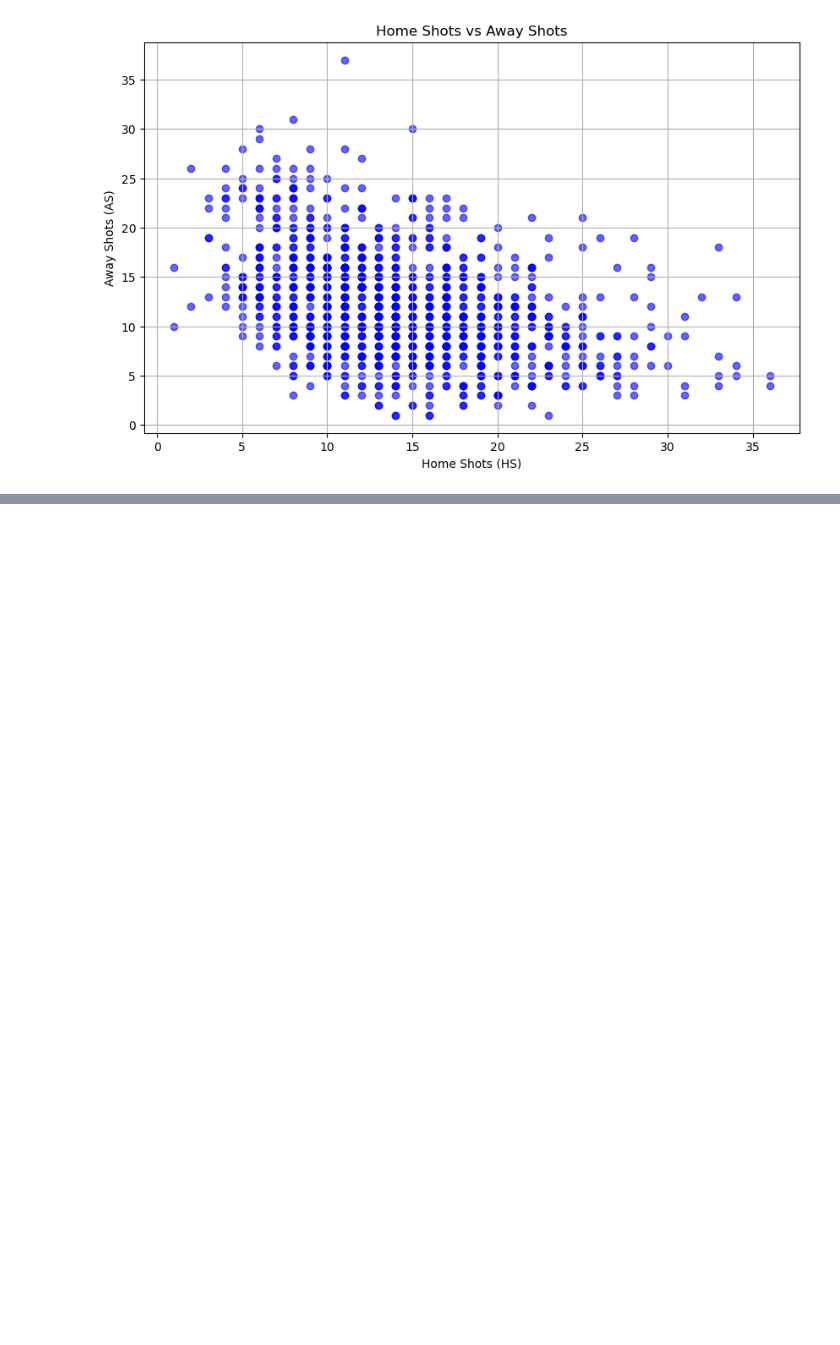
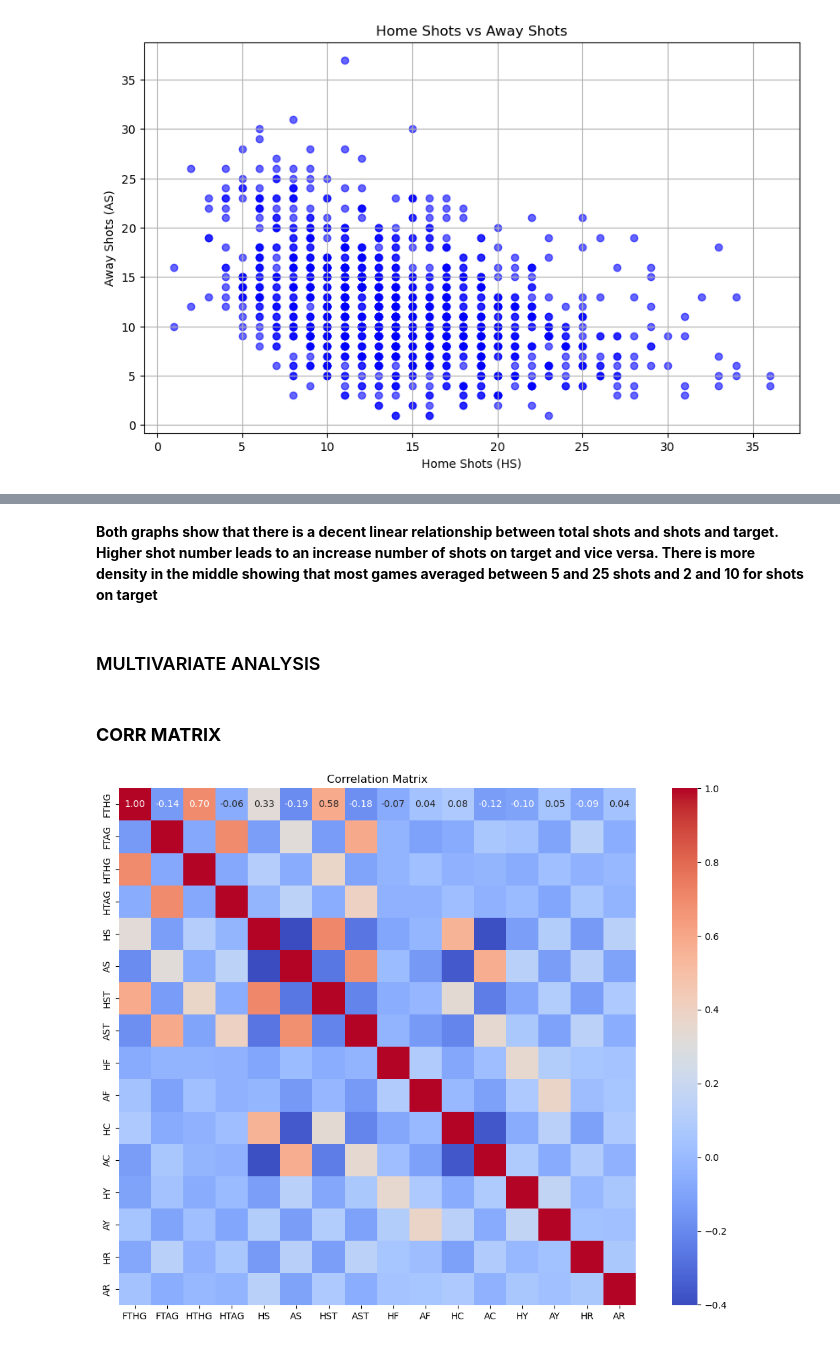
Before and after one commit to C-3DevO/premier_league_2025-2026_Winner, a Jupyter notebook: epl_winner.ipynb, the cells around one changed output, grey strips where cells are left out. Cells and saved outputs as stored; diff of their text form; code cells hidden in the pictures; blank space fills up the shorter version.

```diff
--- a/epl_winner.ipynb
+++ b/epl_winner.ipynb
@@ -390,0 +419,15 @@ plt.show()
+# %% [markdown]
+**Both graphs show that there is a decent linear relationship between total shots and shots and target. Higher shot number leads to an increase number of shots on target and vice versa. There is more density in the middle showing that most games averaged between 5 and 25 shots and 2 and 10 for shots on target**
+# %% [markdown]
+### MULTIVARIATE ANALYSIS
+# %% [markdown]
+### **CORR MATRIX**
+# %%
+corr = data.select_dtypes(include='number').corr()
+
+plt.figure(figsize=(14,10))
+sns.heatmap(corr, annot=True, fmt='.2f', cmap='coolwarm', square=True)
+plt.title("Correlation Matrix")
+plt.show()
+# %% [output]
+[figure, added]
```
Also changed, not shown: parts of 20 cells of this notebook.
